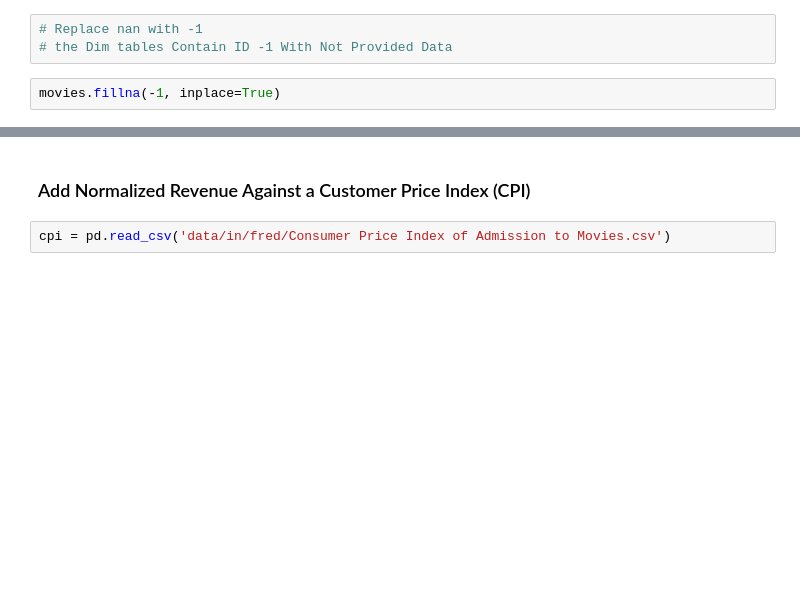
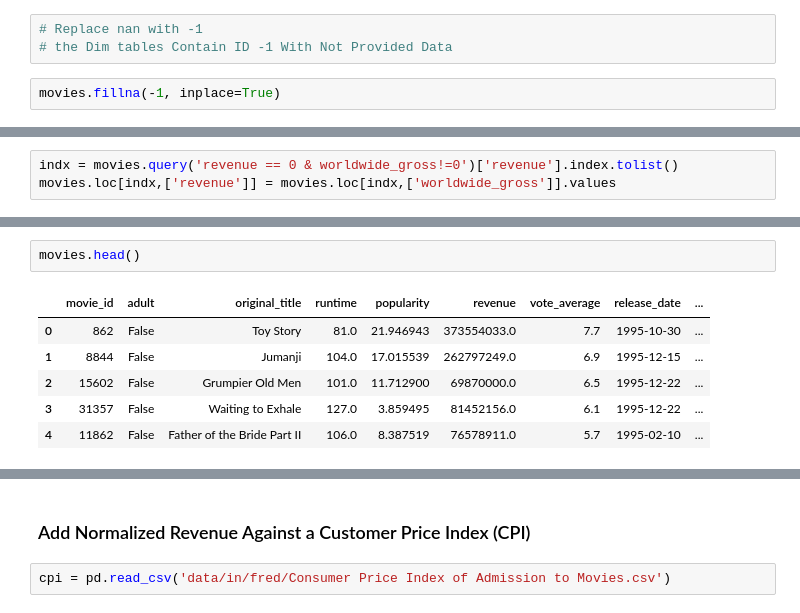
Before and after one commit to MuhamedHekal/ETL-Movies-using-Python, a Jupyter notebook: 3.7 CleaningFact.ipynb, the cells around one changed output, grey strips where cells are left out. Saved outputs shown, nothing was run; the diff lists cells and outputs as text; blank space fills up the shorter version.

```diff
--- a/3.7 CleaningFact.ipynb
+++ b/3.7 CleaningFact.ipynb
@@ -159,0 +201,3 @@ movies
+# %%
+indx = movies.query('revenue == 0 & worldwide_gross!=0')['revenue'].index.tolist()
+movies.loc[indx,['revenue']] = movies.loc[indx,['worldwide_gross']].values
@@ -159,0 +208,9 @@ movies
+# %%
+movies.head()
+# %% [output]
+|  | movie_id | adult | original_title | runtime | popularity | revenue | vote_average | release_date | ... |
+| 0 | 862 | False | Toy Story | 81.0 | 21.946943 | 373554033.0 | 7.7 | 1995-10-30 | ... |
+| 1 | 8844 | False | Jumanji | 104.0 | 17.015539 | 262797249.0 | 6.9 | 1995-12-15 | ... |
+| 2 | 15602 | False | Grumpier Old Men | 101.0 | 11.712900 | 69870000.0 | 6.5 | 1995-12-22 | ... |
+| 3 | 31357 | False | Waiting to Exhale | 127.0 | 3.859495 | 81452156.0 | 6.1 | 1995-12-22 | ... |
+| 4 | 11862 | False | Father of the Bride Part II | 106.0 | 8.387519 | 76578911.0 | 5.7 | 1995-02-10 | ... |
```
Also changed, not shown: parts of 30 cells of this notebook, 2 other files.
